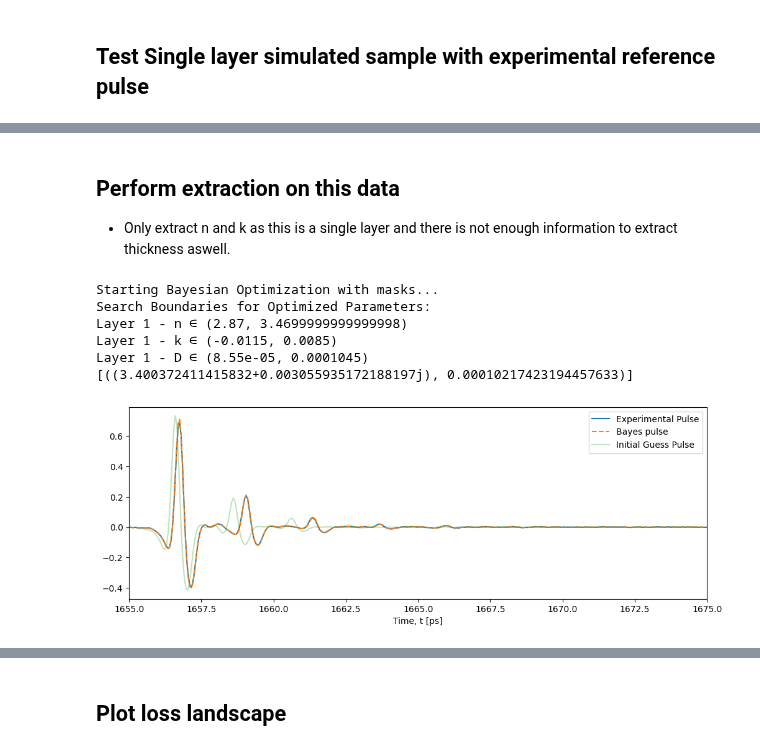
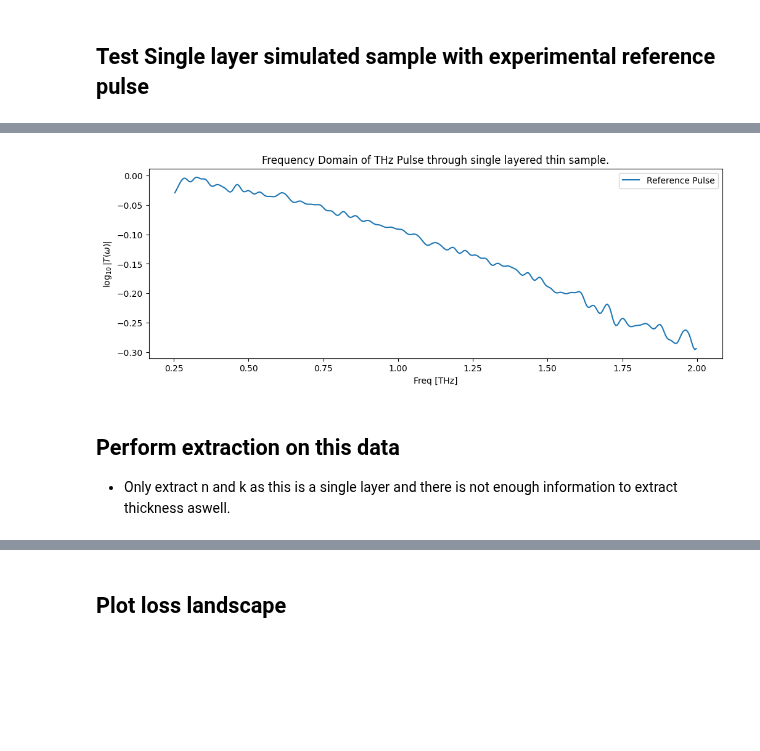
Before and after one commit to tls54/THz-TDS, a Jupyter notebook: Transfer Matrix Method/Experimental_reference.ipynb, the cells around one changed output, grey strips where cells are left out. Saved outputs shown, nothing was run; the diff lists cells and outputs as text; code cells hidden in the pictures; blank space fills up the shorter version.

```diff
--- a/Transfer Matrix Method/Experimental_reference.ipynb
+++ b/Transfer Matrix Method/Experimental_reference.ipynb
@@ -103,3 +121,23 @@ Material Params:
+# %%
+# Compute transfer function
+T_exp_gen = spectrum_sample[:N//2].detach().cpu().numpy() / spectrum_ref[:N//2].detach().cpu().numpy()
+
+# Frequency axis in THz
+freqs_thz = freqs_ref[:N//2] * 1e-12
+
+# Create mask for frequencies between 0 and 4 THz
+mask = (freqs_thz >= 0.25) & (freqs_thz <= 2)
+
+# Plot masked data
+plt.figure(figsize=(12, 4))
+plt.title('Frequency Domain of THz Pulse through single layered thin sample.')
+plt.plot(freqs_thz[mask], np.real(np.log(T_exp_gen))[mask], label='Reference Pulse')
+plt.ylabel(r'$\log_{10}|T(\omega)|$')
+plt.xlabel('Freq [THz]')
+plt.legend()
+plt.show()
+# %% [output]
+[figure, added]
 # %% [markdown]
 ## Perform extraction on this data
 - Only extract n and k as this is a single layer and there is not enough information to extract thickness aswell.
@@ -125,16 +163,8 @@ plt.figure(figsize=(12,4))
 plt.plot(t_axis, experimental_pulse.detach().cpu().numpy(), label='Experimental Pulse')
 plt.plot(t_axis, bayes_pulse, label='Bayes pulse', linestyle='--')
 plt.plot(t_axis, init_pulse, label='Initial Guess Pulse', alpha=0.3)
-plt.xlabel('Time, t [ps]')
+plt.xlabel('Time [ps]')
 plt.xlim([1655, 1675])
 plt.legend()
 plt.show()
-# %% [output]
-Starting Bayesian Optimization with masks...
-Search Boundaries for Optimized Parameters:
-Layer 1 - n ∈ (2.87, 3.4699999999999998)
-Layer 1 - k ∈ (-0.0115, 0.0085)
-Layer 1 - D ∈ (8.55e-05, 0.0001045)
-[((3.400372411415832+0.003055935172188197j), 0.00010217423194457633)]
-[figure, removed]
 # %%
```
Also changed, not shown: parts of 17 cells of this notebook, 1 other file.
